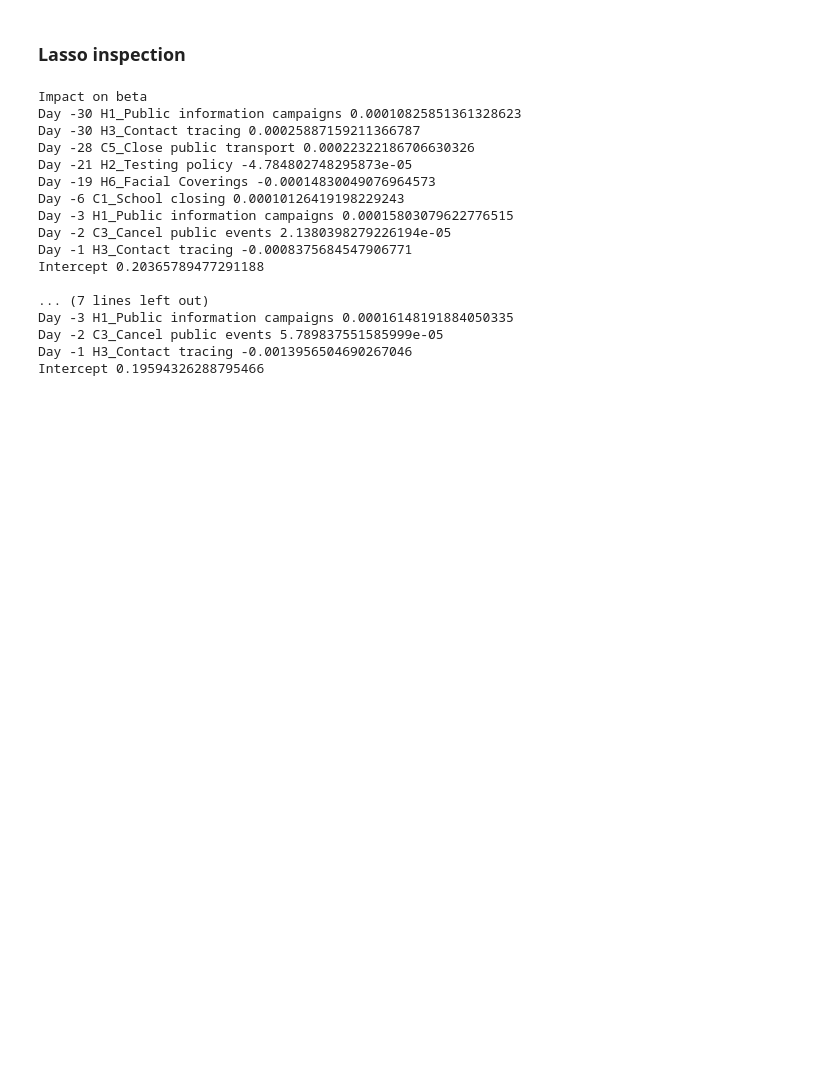
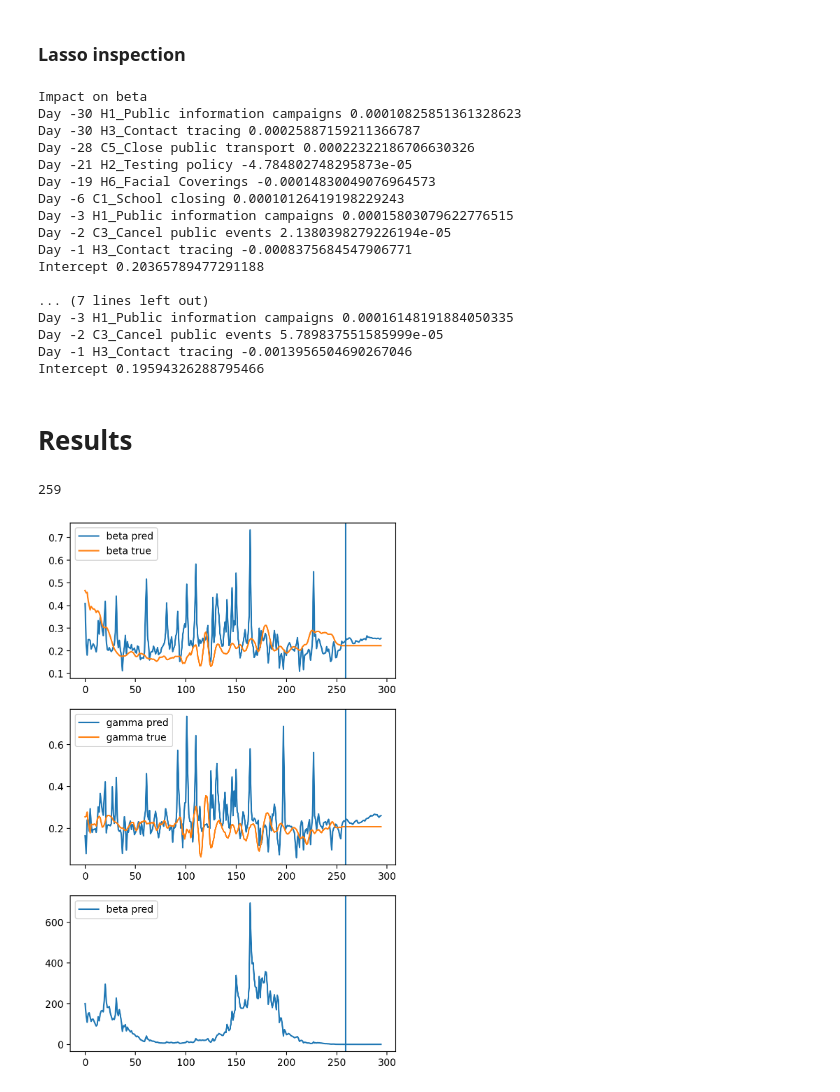
Before and after one commit to riccardoscheda/Bologna-Against-COVID, a Jupyter notebook: personal/FD/SIR_predictor.ipynb, the cells around one changed output. Cells and saved outputs as stored; diff of their text form; code cells hidden in the pictures; blank space fills up the shorter version.

```diff
--- a/personal/FD/SIR_predictor.ipynb
+++ b/personal/FD/SIR_predictor.ipynb
@@ -376,3 +376,26 @@ Day -3 H1_Public information campaigns 0.00016148191884050335
 Day -2 C3_Cancel public events 5.789837551585999e-05
 Day -1 H3_Contact tracing -0.0013956504690267046
 Intercept 0.19594326288795466
+# %% [markdown]
+# Results
+# %%
+df_res=pd.read_csv('pipe_RFC/data/predictions.csv')
+df_res=df_res[df_res.CountryName=='Italy']
+train_lim=[i for i in df_res.index
+           if df_res.iloc[i,:]['Date'] =='2020-11-15'][0]
+print(train_lim)
+# %% [output]
+259
+# %%
+f,axs=plt.subplots(3,1,dpi=200,figsize=(6,10))
+axs[0].plot(df_res.index,df_res.beta_pred,label='beta pred')
+axs[0].plot(df_res.index,df_res.beta_true,label='beta true')
+axs[1].plot(df_res.index,df_res.gamma_pred,label='gamma pred')
+axs[1].plot(df_res.index,df_res.gamma_true,label='gamma true')
+axs[2].plot(df_res.index,df_res.PredictedDailyNewCases,label='beta pred')
+#axs[2].plot(df_res.index,df_res.beta_true,label='beta true')
+for ax in axs:
+    ax.legend()
+    ax.axvline(train_lim)
+# %% [output]
+[figure, added]
```
Also changed, not shown: 4 other files.
